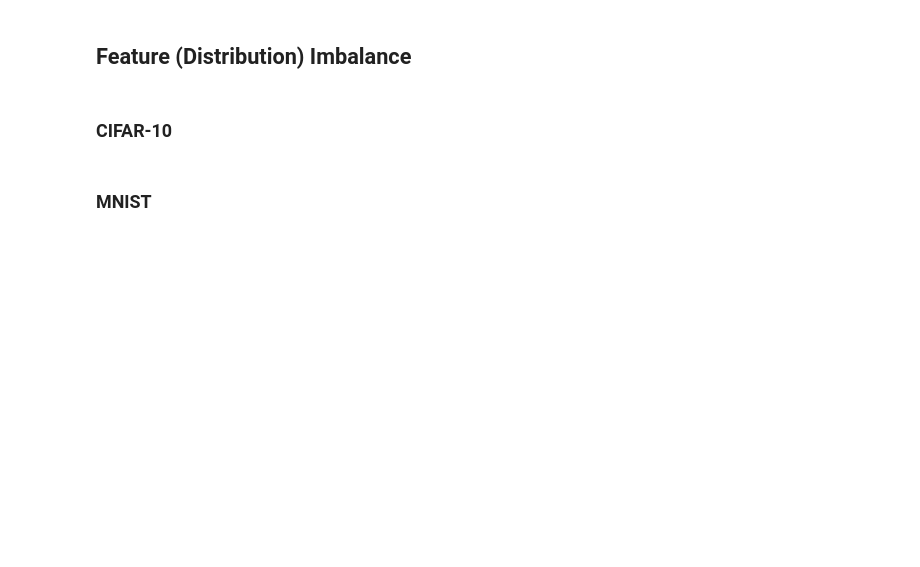
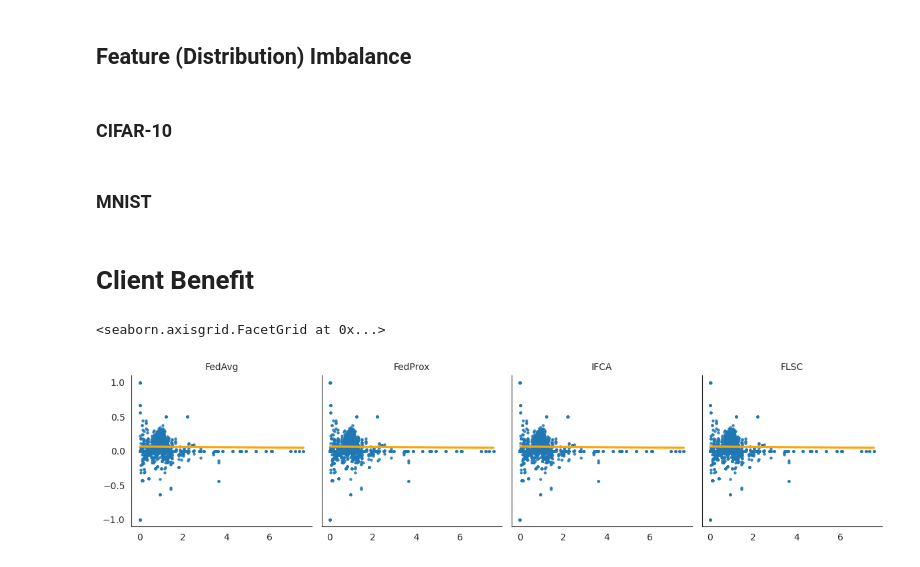
Before and after one commit to lmeinhold/client-benefit-contribution-cfl, a Jupyter notebook: notebooks/Thesis Plots.ipynb, the cells around one changed output. Drawn from its saved outputs; the diff is of its cells as text; code cells hidden in the pictures; blank space fills up the shorter version.

Commit message:
Plots for client benefit

```diff
--- a/notebooks/Thesis Plots.ipynb
+++ b/notebooks/Thesis Plots.ipynb
@@ -9,8 +13,9 @@ import seaborn as sns
 from duckdb import DuckDBPyRelation
 
 from utils.model_evaluation.overall_performance import *
+from utils.model_evaluation.client_benefit import *
 
-sns.set_theme()
+sns.set_style('white')
 # %%
 BASE_DIR = "/home/lukas/Work/Masterthesis/masterthesis-data/"
 OUTPUT_DIR = "/home/lukas/Work/Masterthesis/masterthesis-clustered-fl/output/plots/"
@@ -130,3 +159,15 @@ f1_plots(conn, data, weighted=True).savefig(os.path.join(OUTPUT_DIR, "f1scores_m
 overall_f1_vs_imbalance_plots(conn, data, weighted=True).savefig(os.path.join(OUTPUT_DIR, "final_f1scores_mnist_feature_distribution_imbalance.png"))
 # %%
 conn.close()
+# %% [markdown]
+# Client Benefit
+# %%
+conn = connect_to_run(BENEFIT_LABEL_DISTRIBUTION_CIFAR)
+data = get_run_relation(conn)
+# %%
+benefits = compute_client_benefit(conn, data)
+# %%
+benefit_imbalance_plots(benefits, measure='quantity_imbalance')
+# %% [output]
+<seaborn.axisgrid.FacetGrid at 0x...>
+[figure, added]
```
Also changed, not shown: parts of 16 cells of this notebook, 3 other files.
